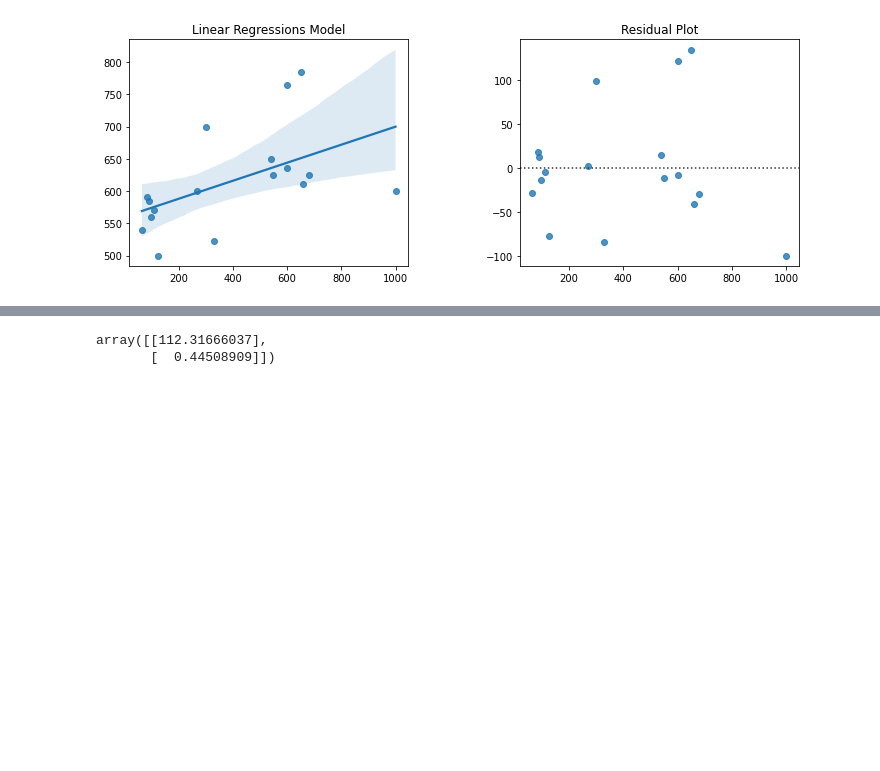
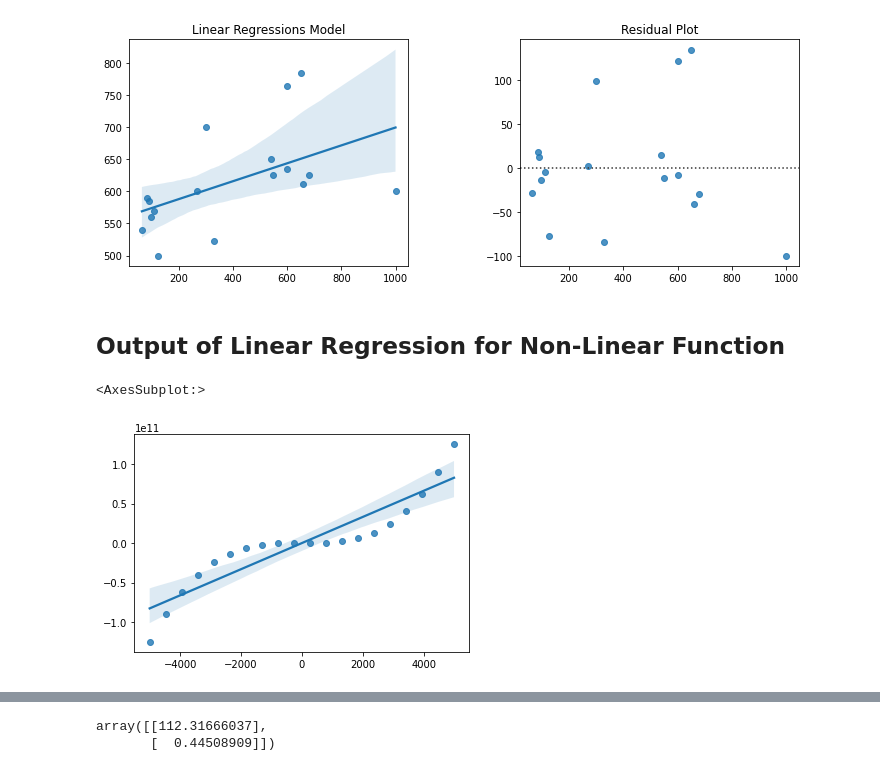
Before and after one commit to r2klabs/RegressionExamples, a Jupyter notebook: LinearRegression.ipynb, the cells around one changed output, grey strips where cells are left out. Drawn from its saved outputs; the diff is of its cells as text; code cells hidden in the pictures; blank space fills up the shorter version.

```diff
--- a/LinearRegression.ipynb
+++ b/LinearRegression.ipynb
@@ -568,3 +570,14 @@ Notes:
 check_plots(X,y)
 # %% [output]
 [figure]
+# %% [markdown]
+## Output of Linear Regression for Non-Linear Function
+# %%
+x = np.linspace(-5000,5000, 20)
+# %%
+y = x**3
+# %%
+sns.regplot(x,y)
+# %% [output]
+<AxesSubplot:>
+[figure, added]
```
Also changed, not shown: parts of 18 cells of this notebook.
